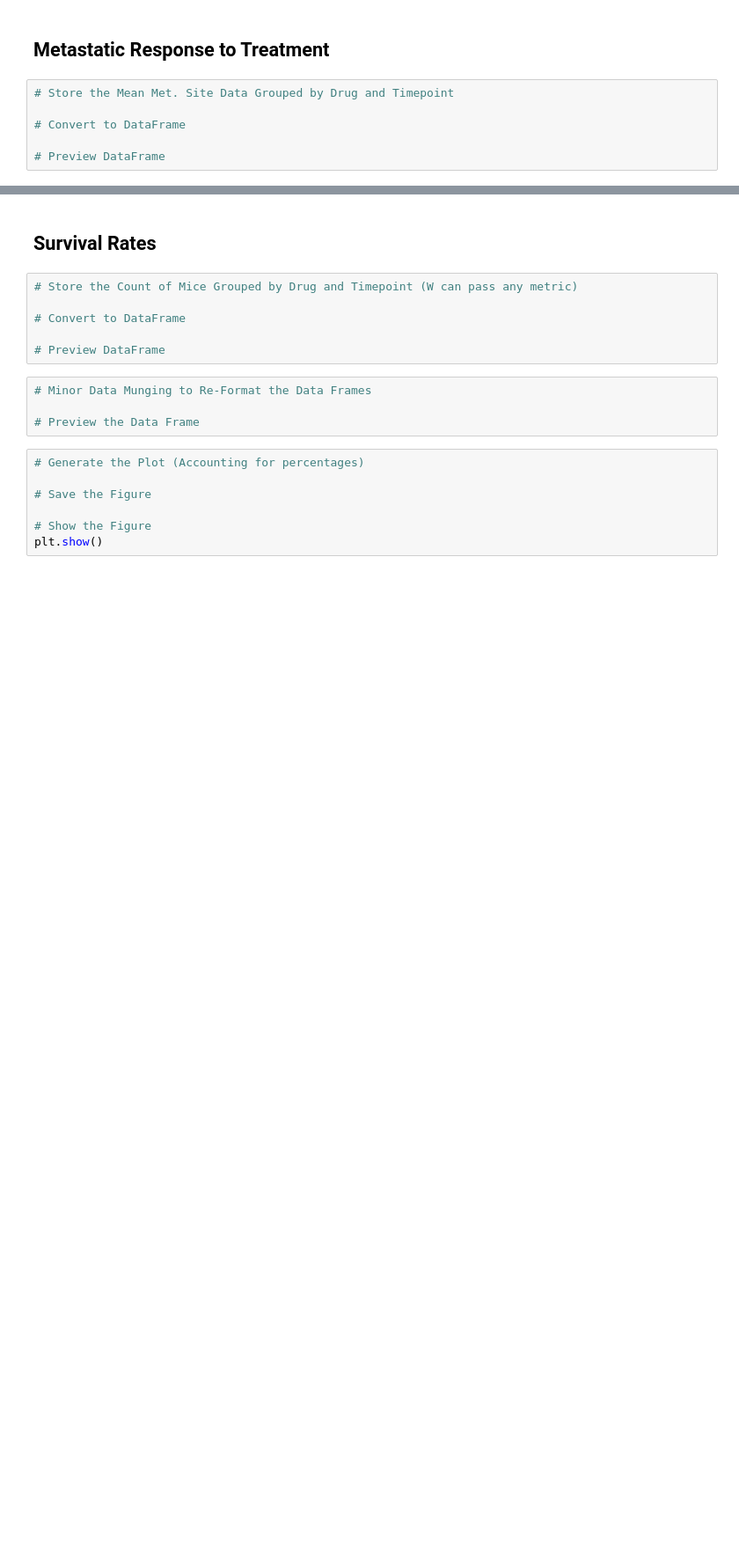
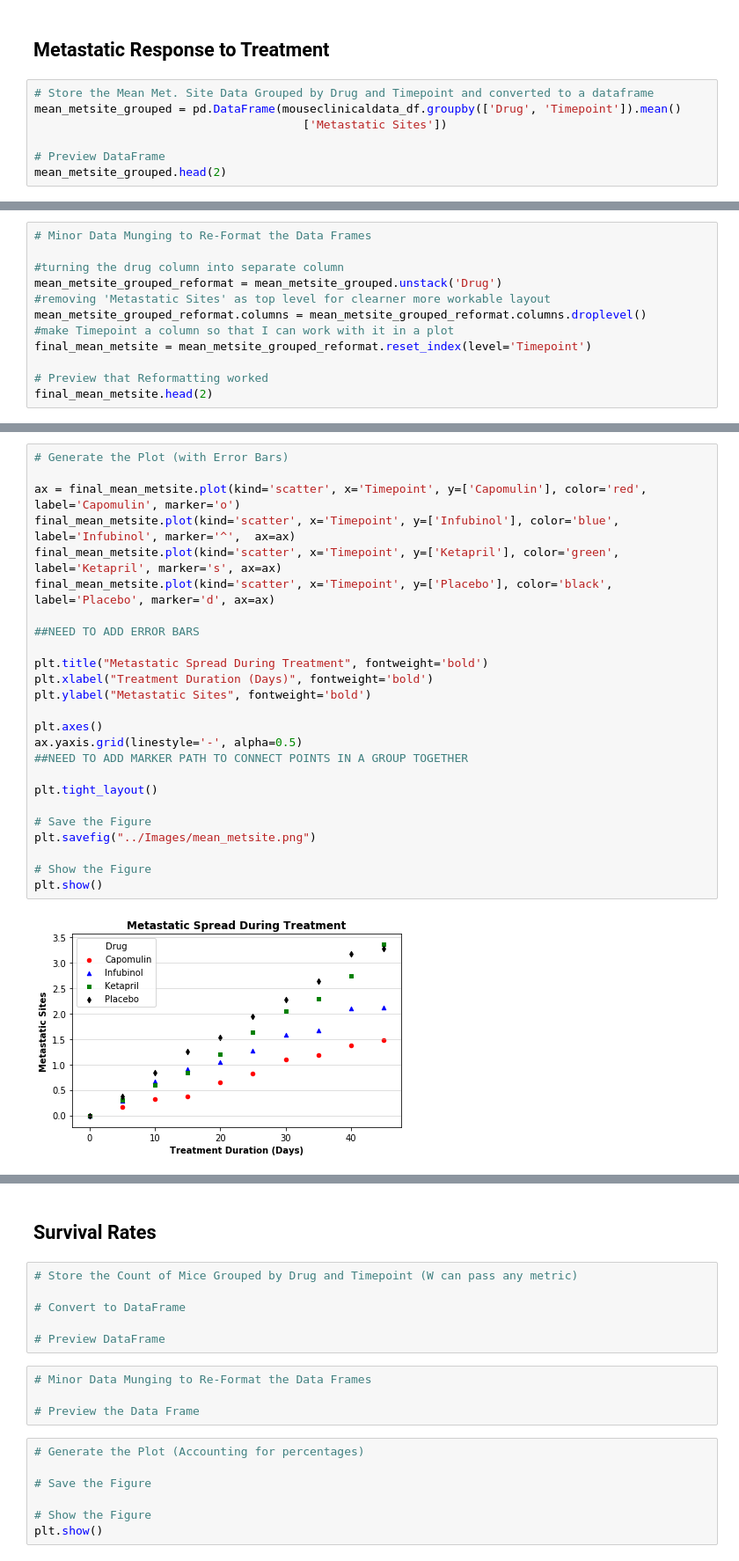
Before and after one commit to Yashwinie/bootcampspot-homework, a Jupyter notebook: mathplotlib-challenge/Pymaceuticals/Pymaceuticals_YSS.ipynb, the cells around one changed output, grey strips where cells are left out. Shown at 88% size. Drawn from its saved outputs; the diff is of its cells as text; blank space fills up the shorter version.

```diff
--- a/mathplotlib-challenge/Pymaceuticals/Pymaceuticals_YSS.ipynb
+++ b/mathplotlib-challenge/Pymaceuticals/Pymaceuticals_YSS.ipynb
@@ -140,8 +118,9 @@ plt.show()
 # %% [markdown]
 ## Metastatic Response to Treatment
 # %%
-# Store the Mean Met. Site Data Grouped by Drug and Timepoint
-
-# Convert to DataFrame
+# Store the Mean Met. Site Data Grouped by Drug and Timepoint and converted to a dataframe
+mean_metsite_grouped = pd.DataFrame(mouseclinicaldata_df.groupby(['Drug', 'Timepoint']).mean()
+                                       ['Metastatic Sites'])
 
 # Preview DataFrame
+mean_metsite_grouped.head(2)
@@ -163,0 +144,12 @@ plt.show()
+# %%
+# Minor Data Munging to Re-Format the Data Frames
+
+#turning the drug column into separate column
+mean_metsite_grouped_reformat = mean_metsite_grouped.unstack('Drug')
+#removing 'Metastatic Sites' as top level for clearner more workable layout
+mean_metsite_grouped_reformat.columns = mean_metsite_grouped_reformat.columns.droplevel()
+#make Timepoint a column so that I can work with it in a plot
+final_mean_metsite = mean_metsite_grouped_reformat.reset_index(level='Timepoint')
+
+# Preview that Reformatting worked
+final_mean_metsite.head(2)
@@ -164,3 +176,30 @@ plt.show()
+# %%
+# Generate the Plot (with Error Bars)
+
+ax = final_mean_metsite.plot(kind='scatter', x='Timepoint', y=['Capomulin'], color='red', label='Capomulin', marker='o')
+final_mean_metsite.plot(kind='scatter', x='Timepoint', y=['Infubinol'], color='blue', label='Infubinol', marker='^',  ax=ax)
+final_mean_metsite.plot(kind='scatter', x='Timepoint', y=['Ketapril'], color='green', label='Ketapril', marker='s', ax=ax)
+final_mean_metsite.plot(kind='scatter', x='Timepoint', y=['Placebo'], color='black', label='Placebo', marker='d', ax=ax)
+
+##NEED TO ADD ERROR BARS
+
+plt.title("Metastatic Spread During Treatment", fontweight='bold')
+plt.xlabel("Treatment Duration (Days)", fontweight='bold')
+plt.ylabel("Metastatic Sites", fontweight='bold')
+
+plt.axes()
+ax.yaxis.grid(linestyle='-', alpha=0.5)
+##NEED TO ADD MARKER PATH TO CONNECT POINTS IN A GROUP TOGETHER
+
+plt.tight_layout()
+
+# Save the Figure
+plt.savefig("../Images/mean_metsite.png")
+
+# Show the Figure
+plt.show()
+# %% [output]
+[figure, added]
 # %% [markdown]
 ![Metastatic Spread During Treatment](../Images/spread.png)
 # %% [markdown]
```
Also changed, not shown: parts of 13 cells of this notebook.
